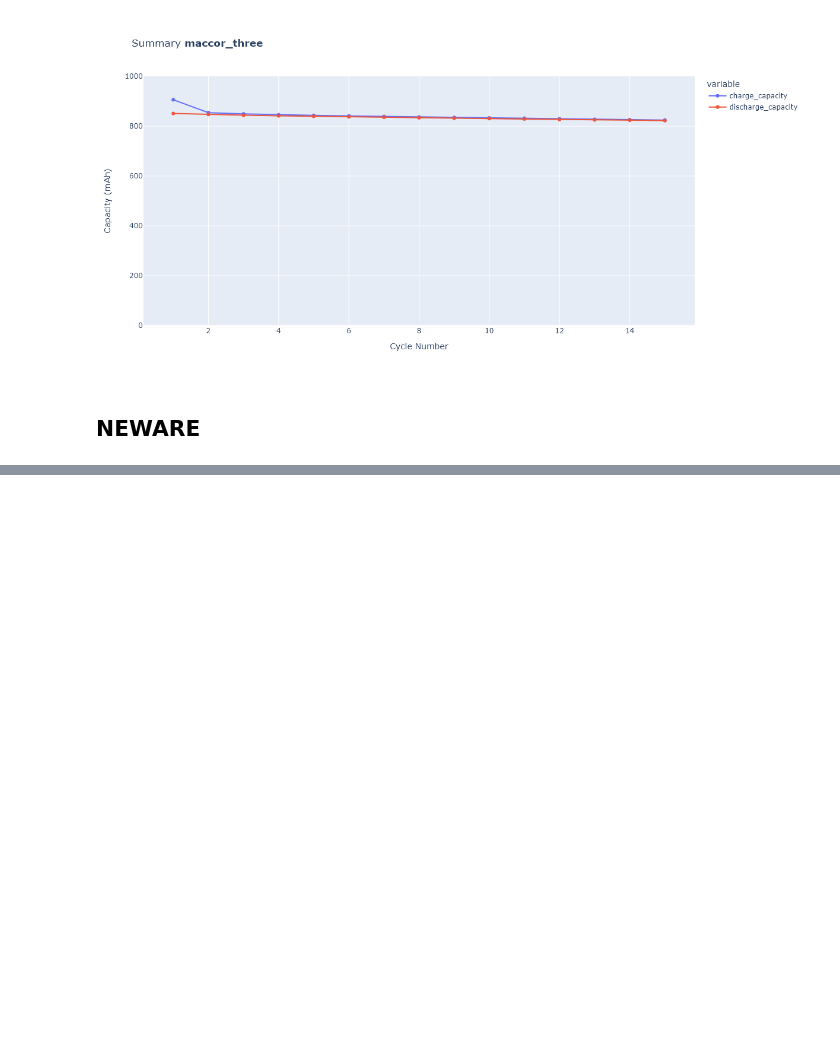
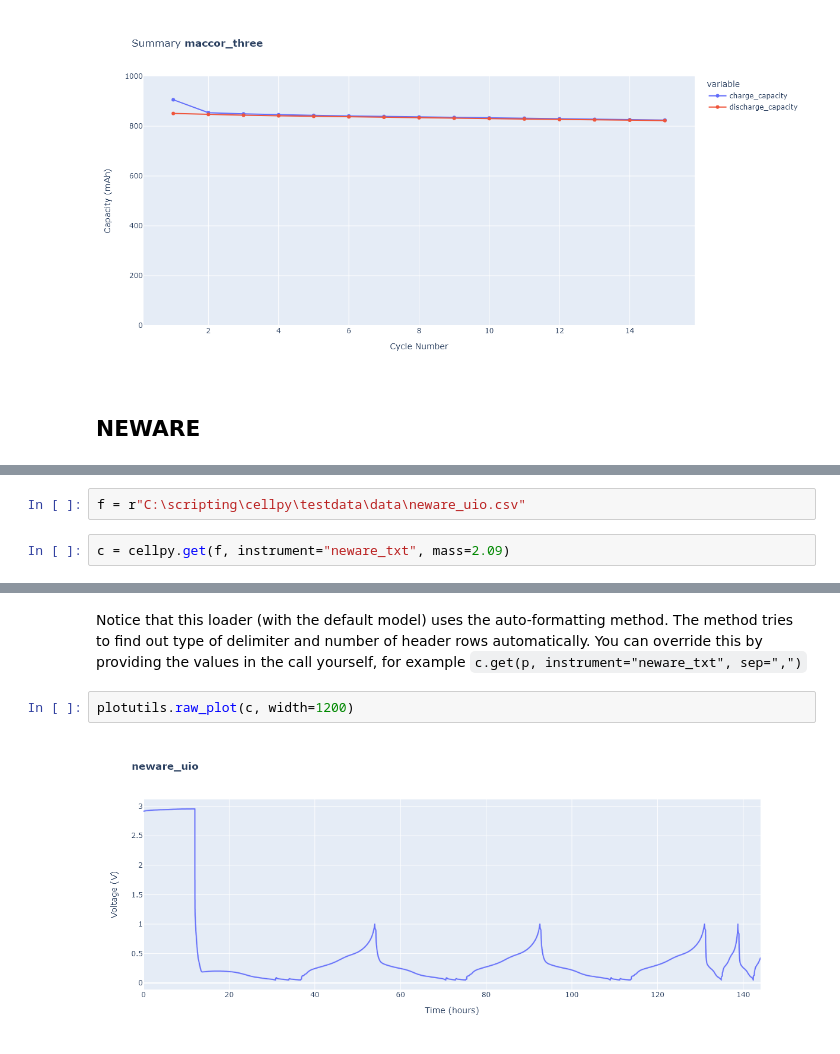
Before and after one commit to jepegit/cellpy, a Jupyter notebook: examples/06_loading_different_formats.ipynb, the cells around one changed output, grey strips where cells are left out. Cells and saved outputs as stored; diff of their text form; blank space fills up the shorter version.

Commit message:
add neware to notebook and example data

```diff
--- a/examples/06_loading_different_formats.ipynb
+++ b/examples/06_loading_different_formats.ipynb
@@ -205,3 +201,7 @@ print(config["neware_txt"]["UIO"])
     ),
     'doc': 'Class for loading data from Neware txt files.'
 }
+# %%
+f = r"C:\scripting\cellpy\testdata\data\neware_uio.csv"
+# %%
+c = cellpy.get(f, instrument="neware_txt", mass=2.09)
@@ -207,0 +223,6 @@ print(config["neware_txt"]["UIO"])
+# %% [markdown]
+Notice that this loader (with the default model) uses the auto-formatting method. The method tries to find out type of delimiter and number of header rows automatically. You can override this by providing the values in the call yourself, for example `c.get(p, instrument="neware_txt", sep=",")`
+# %%
+plotutils.raw_plot(c, width=1200)
+# %% [output]
+[figure, added]
```
Also changed, not shown: parts of 9 cells of this notebook, 3 other files.
